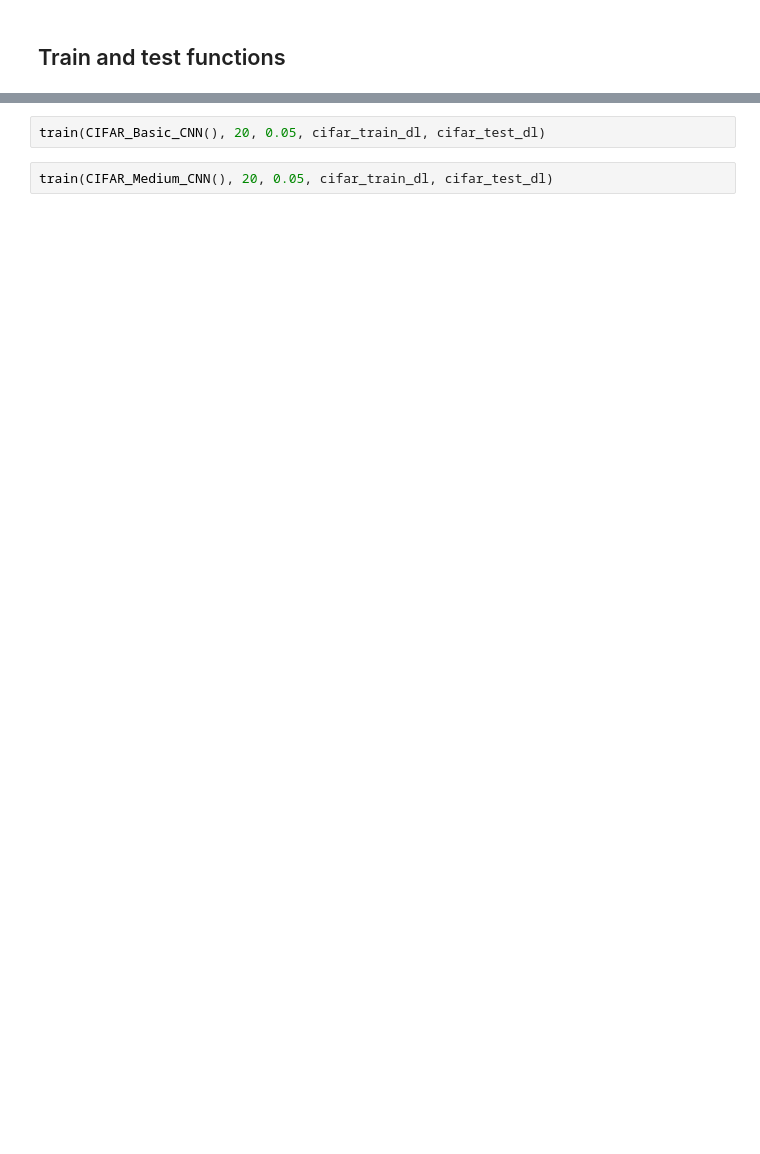
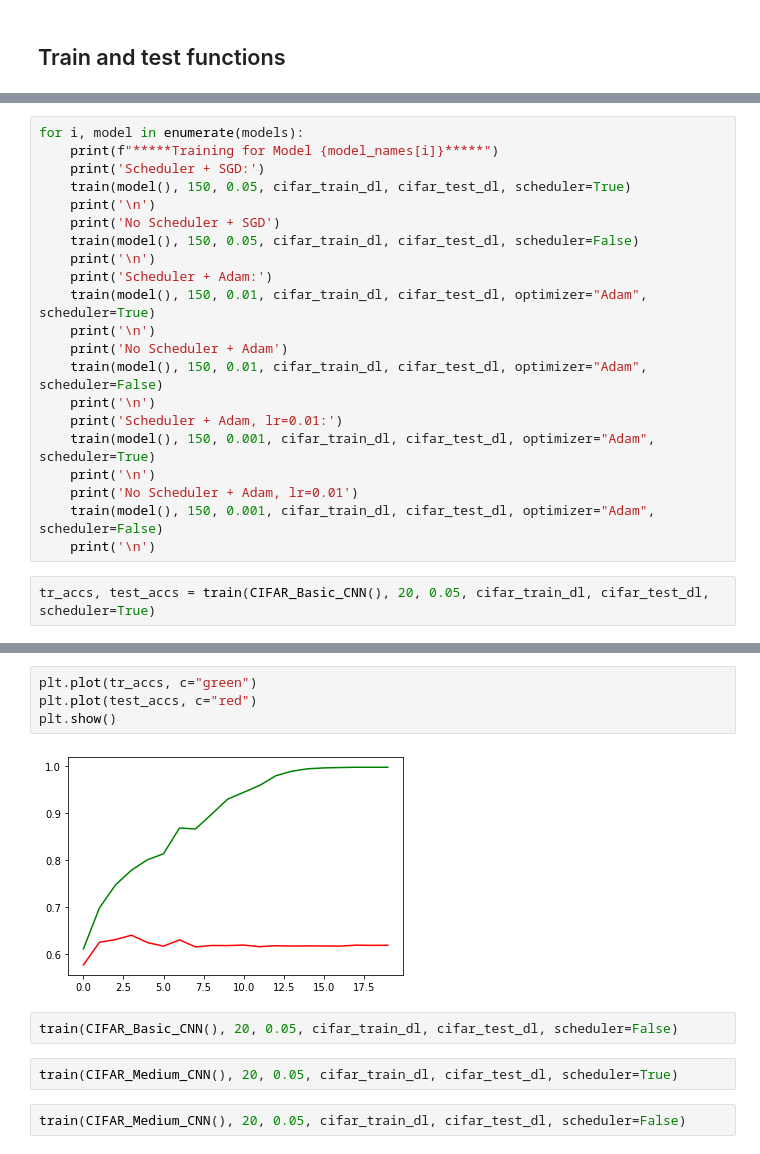
Before and after one commit to ThomScottW/CIFAR_CNNs, a Jupyter notebook: Experiments.ipynb, the cells around one changed output, grey strips where cells are left out. Saved outputs shown, nothing was run; the diff lists cells and outputs as text; blank space fills up the shorter version.

Commit message:
Added readme and some test results.

```diff
--- a/Experiments.ipynb
+++ b/Experiments.ipynb
@@ -296,0 +381,23 @@ def test(model, test_dl):
+# %%
+for i, model in enumerate(models):
+    print(f"*****Training for Model {model_names[i]}*****")
+    print('Scheduler + SGD:')
+    train(model(), 150, 0.05, cifar_train_dl, cifar_test_dl, scheduler=True)
+    print('\n')
+    print('No Scheduler + SGD')
+    train(model(), 150, 0.05, cifar_train_dl, cifar_test_dl, scheduler=False)
+    print('\n')
+    print('Scheduler + Adam:')
+    train(model(), 150, 0.01, cifar_train_dl, cifar_test_dl, optimizer="Adam", scheduler=True)
+    print('\n')
+    print('No Scheduler + Adam')
+    train(model(), 150, 0.01, cifar_train_dl, cifar_test_dl, optimizer="Adam", scheduler=False)
+    print('\n')
+    print('Scheduler + Adam, lr=0.01:')
+    train(model(), 150, 0.001, cifar_train_dl, cifar_test_dl, optimizer="Adam", scheduler=True)
+    print('\n')
+    print('No Scheduler + Adam, lr=0.01')
+    train(model(), 150, 0.001, cifar_train_dl, cifar_test_dl, optimizer="Adam", scheduler=False)
+    print('\n')
+# %%
+tr_accs, test_accs = train(CIFAR_Basic_CNN(), 20, 0.05, cifar_train_dl, cifar_test_dl, scheduler=True)
@@ -297,4 +407,12 @@ def test(model, test_dl):
+# %%
+plt.plot(tr_accs, c="green")
+plt.plot(test_accs, c="red")
+plt.show()
+# %% [output]
+[figure, added]
 # %%
-train(CIFAR_Basic_CNN(), 20, 0.05, cifar_train_dl, cifar_test_dl)
+train(CIFAR_Basic_CNN(), 20, 0.05, cifar_train_dl, cifar_test_dl, scheduler=False)
 # %%
-train(CIFAR_Medium_CNN(), 20, 0.05, cifar_train_dl, cifar_test_dl)
+train(CIFAR_Medium_CNN(), 20, 0.05, cifar_train_dl, cifar_test_dl, scheduler=True)
+# %%
+train(CIFAR_Medium_CNN(), 20, 0.05, cifar_train_dl, cifar_test_dl, scheduler=False)
```
Also changed, not shown: parts of 17 cells of this notebook, 1 other file.
